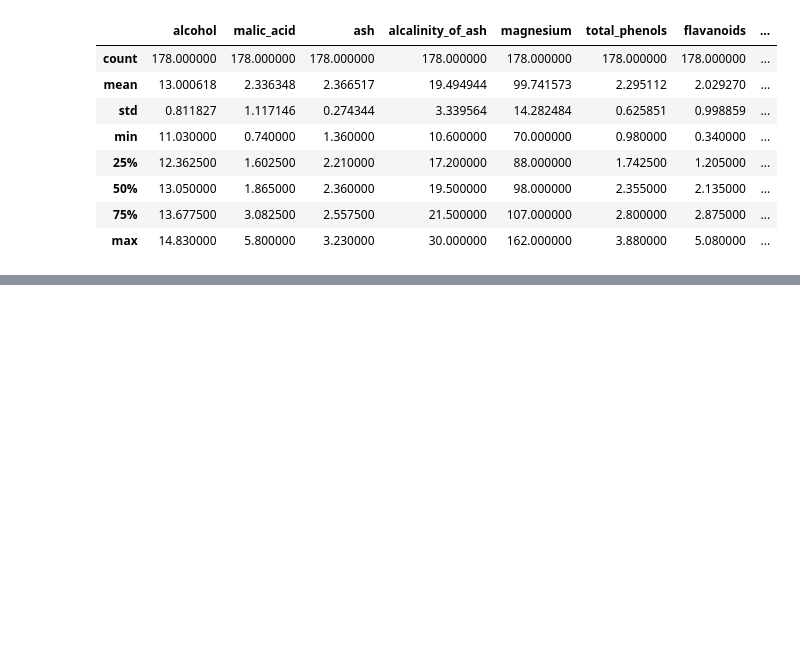
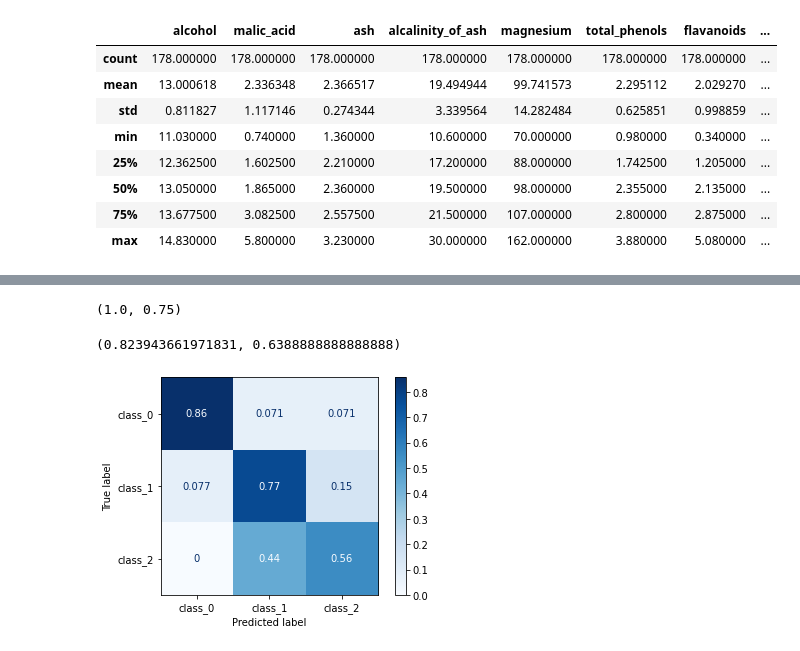
Before and after one commit to Zidbrain/iu5-TMO, a Jupyter notebook: lab3/lab3.ipynb, the cells around one changed output, grey strips where cells are left out. Saved outputs shown, nothing was run; the diff lists cells and outputs as text; code cells hidden in the pictures; blank space fills up the shorter version.

```diff
--- a/lab3/lab3.ipynb
+++ b/lab3/lab3.ipynb
@@ -97,0 +138,20 @@ mtr.f1_score(wine_Y_test, target_simple, average='micro')
+# %%
+# Обучение модели и оценка качества с учетом подобранных гиперпараметров
+grid_search.best_estimator_.fit(wine_X_train, wine_Y_train)
+target2_0 = grid_search.best_estimator_.predict(wine_X_train)
+target2_1 = grid_search.best_estimator_.predict(wine_X_test)
+
+# Новое качество модели
+mtr.accuracy_score(wine_Y_train, target2_0), mtr.accuracy_score(wine_Y_test, target2_1)
+# %% [output]
+(1.0, 0.75)
+# %%
+# Качество модели до подбора гиперпараметров
+mtr.accuracy_score(wine_Y_train, target_simple_train_prediction), mtr.accuracy_score(wine_Y_test, target_simple)
+# %% [output]
+(0.823943661971831, 0.6388888888888888)
+# %%
+# Новое качество модели
+matrix = mtr.ConfusionMatrixDisplay.from_predictions(wine_Y_test, target2_1, display_labels=wine.target_names, cmap=plt.cm.Blues, normalize='true')
+# %% [output]
+[figure, added]
```
Also changed, not shown: parts of 15 cells of this notebook, 1 other file.
